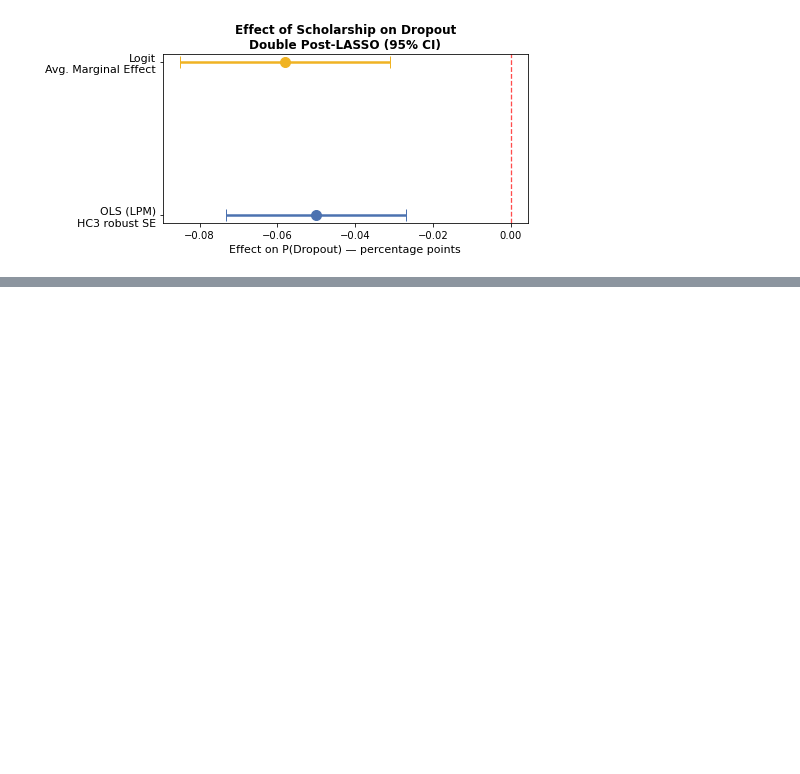
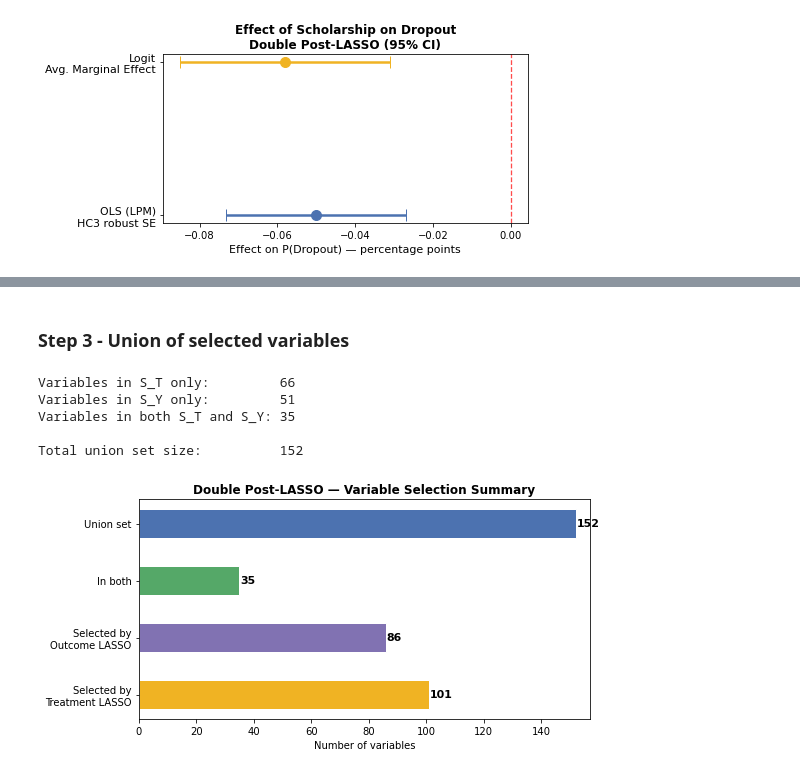
Before and after one commit to jlechat/ML-for-econo---Student-s-dropout-and-academic-success, a Jupyter notebook: 3 - Double Post Lasso.ipynb, the cells around one changed output, grey strips where cells are left out. Cells and saved outputs as stored; diff of their text form; code cells hidden in the pictures; blank space fills up the shorter version.

```diff
--- a/3 - Double Post Lasso.ipynb
+++ b/3 - Double Post Lasso.ipynb
@@ -499,0 +517,19 @@ plt.show()
+# %%
+lasso_Y = LassoCV(
+    cv=5,
+    max_iter=10000,
+    random_state=42,
+    n_alphas=500,
+)
+lasso_Y.fit(X_scaled, Y)
+
+print(f'\nOptimal alpha (lambda): {lasso_Y.alpha_:.6f}')
+print()
+
+coef_Y = lasso_Y.coef_
+selected_Y_idx = np.where(coef_Y != 0)[0]
+selected_Y = [feature_names[i] for i in selected_Y_idx]
+
+print(f'Selected {len(selected_Y)} variables that predict Dropout:')
+for v in selected_Y:
+    print(f'  • {v}  (coef = {coef_Y[feature_names.index(v)]:.4f})')
@@ -499,0 +554,35 @@ plt.show()
+# %% [markdown]
+### Step 3 - Union of selected variables
+# %%
+union_selected = list(set(selected_T) | set(selected_Y))
+
+only_T = set(selected_T) - set(selected_Y)
+only_Y = set(selected_Y) - set(selected_T)
+both   = set(selected_T) & set(selected_Y)
+
+print(f"\nVariables in S_T only:         {len(only_T)}")
+print(f"Variables in S_Y only:         {len(only_Y)}")
+print(f"Variables in both S_T and S_Y: {len(both)}")
+print(f"\nTotal union set size:          {len(union_selected)}")
+
+
+fig, ax = plt.subplots(figsize=(8, 4))
+categories = ['Selected by\nTreatment LASSO', 'Selected by\nOutcome LASSO', 'In both', 'Union set']
+counts = [len(selected_T), len(selected_Y), len(both), len(union_selected)]
+colors = ['#F0B323', '#8172B2', '#55A868', '#4C72B0']
+bars = ax.barh(categories, counts, color=colors, edgecolor='white', height=0.5)
+for bar, count in zip(bars, counts):
+    ax.text(bar.get_width() + 0.3, bar.get_y() + bar.get_height()/2,
+            str(count), va='center', fontsize=11, fontweight='bold')
+ax.set_xlabel('Number of variables')
+ax.set_title('Double Post-LASSO — Variable Selection Summary', fontweight='bold')
+ax.set_xlim(0, max(counts) + 5)
+plt.tight_layout()
+plt.show()
+# %% [output]
+Variables in S_T only:         66
+Variables in S_Y only:         51
+Variables in both S_T and S_Y: 35
+
+Total union set size:          152
+[figure, added]
```
Also changed, not shown: parts of 39 cells of this notebook.
